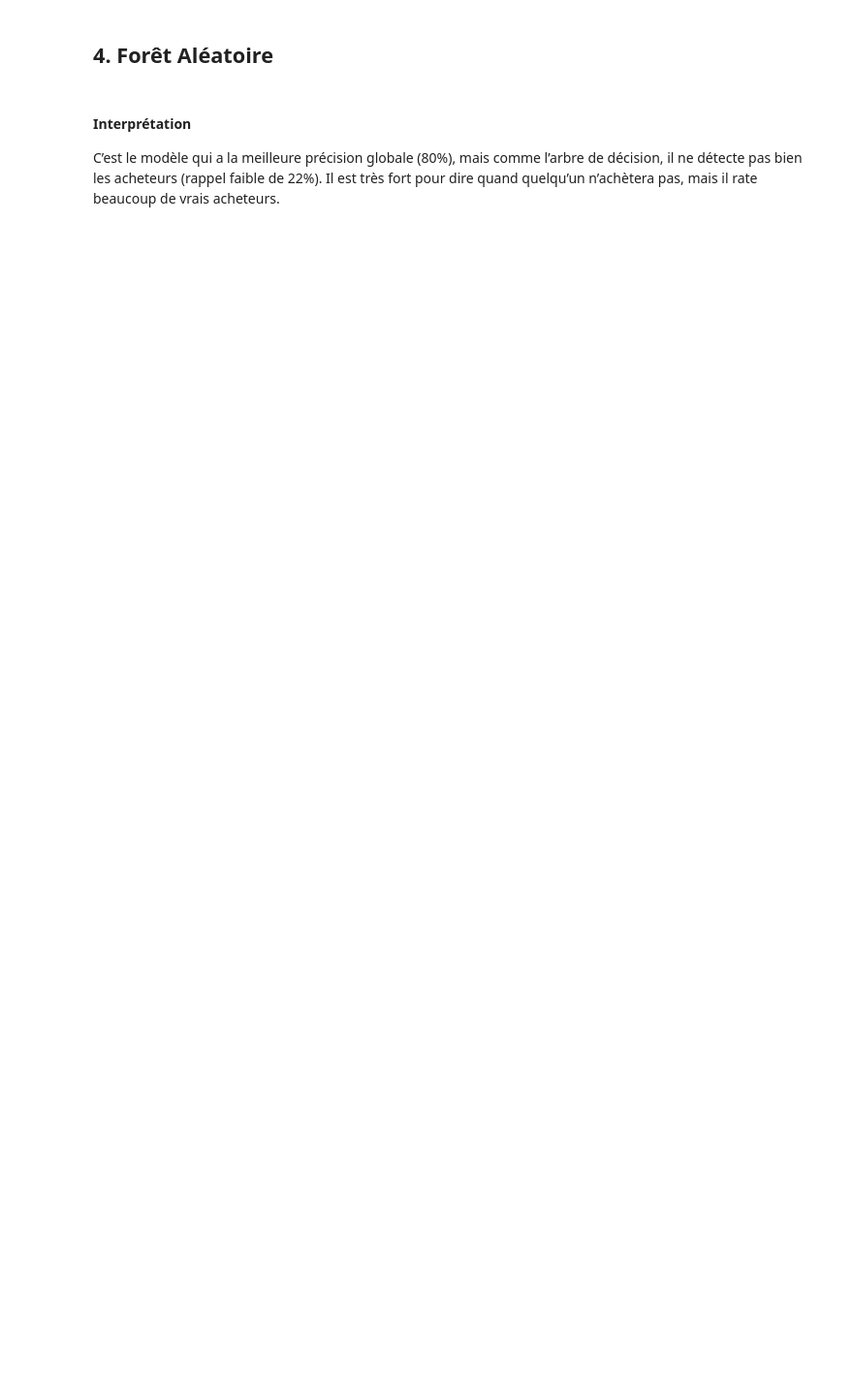
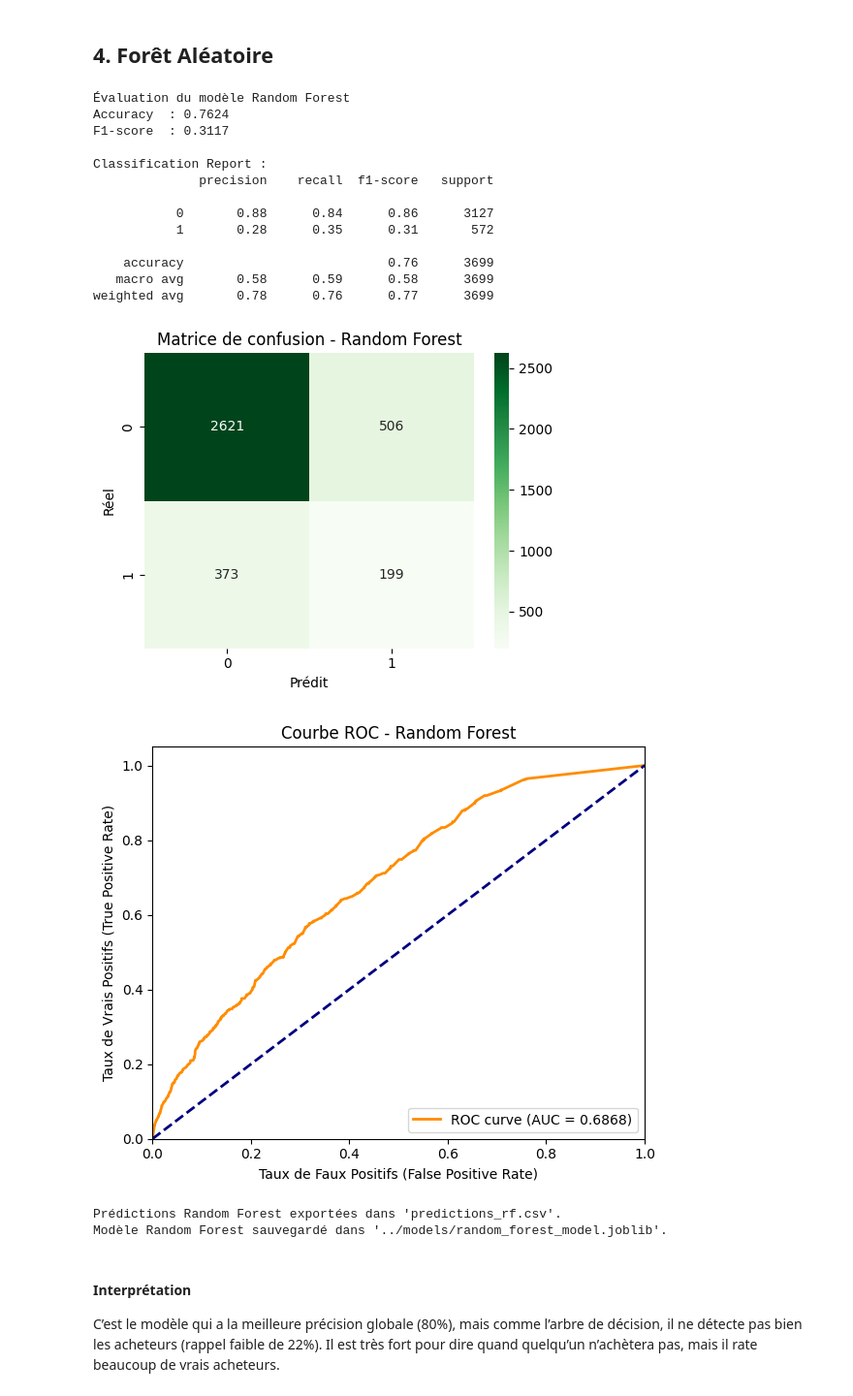
Before and after one commit to ossama-ettaqafi/ONLINE-SHOPPERS-PURCHASE-PREDICTION, a Jupyter notebook: notebooks/02_model_training.ipynb, the cells around one changed output. Shown: that part at 97% size. Cells and saved outputs as stored; diff of their text form; code cells hidden in the pictures; blank space fills up the shorter version.

```diff
--- a/notebooks/02_model_training.ipynb
+++ b/notebooks/02_model_training.ipynb
@@ -324,7 +364,7 @@ import seaborn as sns
 import joblib
 
 # 1. Charger les datasets
-train_set = pd.read_csv("train_set.csv")
+train_set = pd.read_csv("train_set_balanced.csv")
 test_set = pd.read_csv("test_set.csv")
 
 # 2. Séparer les features (X) et la cible (y)
@@ -366,35 +406,53 @@ plt.show()
 
 # 7. Courbe ROC et AUC
 fpr, tpr, thresholds = roc_curve(y_test, y_pred_proba)
 roc_auc = auc(fpr, tpr)
 
 plt.figure(figsize=(6, 5))
 plt.plot(fpr, tpr, color='darkorange', lw=2, label=f'ROC curve (AUC = {roc_auc:.4f})')
 plt.plot([0, 1], [0, 1], color='navy', lw=2, linestyle='--')
 plt.xlim([0.0, 1.0])
 plt.ylim([0.0, 1.05])
 plt.xlabel("Taux de Faux Positifs (False Positive Rate)")
 plt.ylabel("Taux de Vrais Positifs (True Positive Rate)")
 plt.title("Courbe ROC - Random Forest")
 plt.legend(loc="lower right")
 plt.tight_layout()
 plt.show()
 
 # 8. Exporter les prédictions dans un CSV
 df_pred = pd.DataFrame({
     "Actual": y_test.reset_index(drop=True),
     "Predicted": y_pred,
     "Predicted_Probability": y_pred_proba
 })
 
 df_pred.to_csv("predictions_rf.csv", index=False)
 print("Prédictions Random Forest exportées dans 'predictions_rf.csv'.")
 
 # 9. Sauvegarder le modèle Random Forest dans le dossier 'models'
-os.makedirs("models", exist_ok=True)
-model_path = "./models/random_forest_model.joblib"
+os.makedirs("../models", exist_ok=True)
+model_path = "../models/random_forest_model.joblib"
 joblib.dump(rf_model, model_path)
 print(f"Modèle Random Forest sauvegardé dans '{model_path}'.")
+# %% [output]
+Évaluation du modèle Random Forest
+Accuracy  : 0.7624
+F1-score  : 0.3117
+
+Classification Report :
+              precision    recall  f1-score   support
+
+           0       0.88      0.84      0.86      3127
+           1       0.28      0.35      0.31       572
+
+    accuracy                           0.76      3699
+   macro avg       0.58      0.59      0.58      3699
+weighted avg       0.78      0.76      0.77      3699
+[figure, added]
+[figure, added]
+Prédictions Random Forest exportées dans 'predictions_rf.csv'.
+Modèle Random Forest sauvegardé dans '../models/random_forest_model.joblib'.
 # %% [markdown]
 #### Interprétation
 C’est le modèle qui a la meilleure précision globale (80%), mais comme l’arbre de décision, il ne détecte pas bien les acheteurs (rappel faible de 22%).
```
Also changed, not shown: parts of 7 cells of this notebook, 15 other files.
